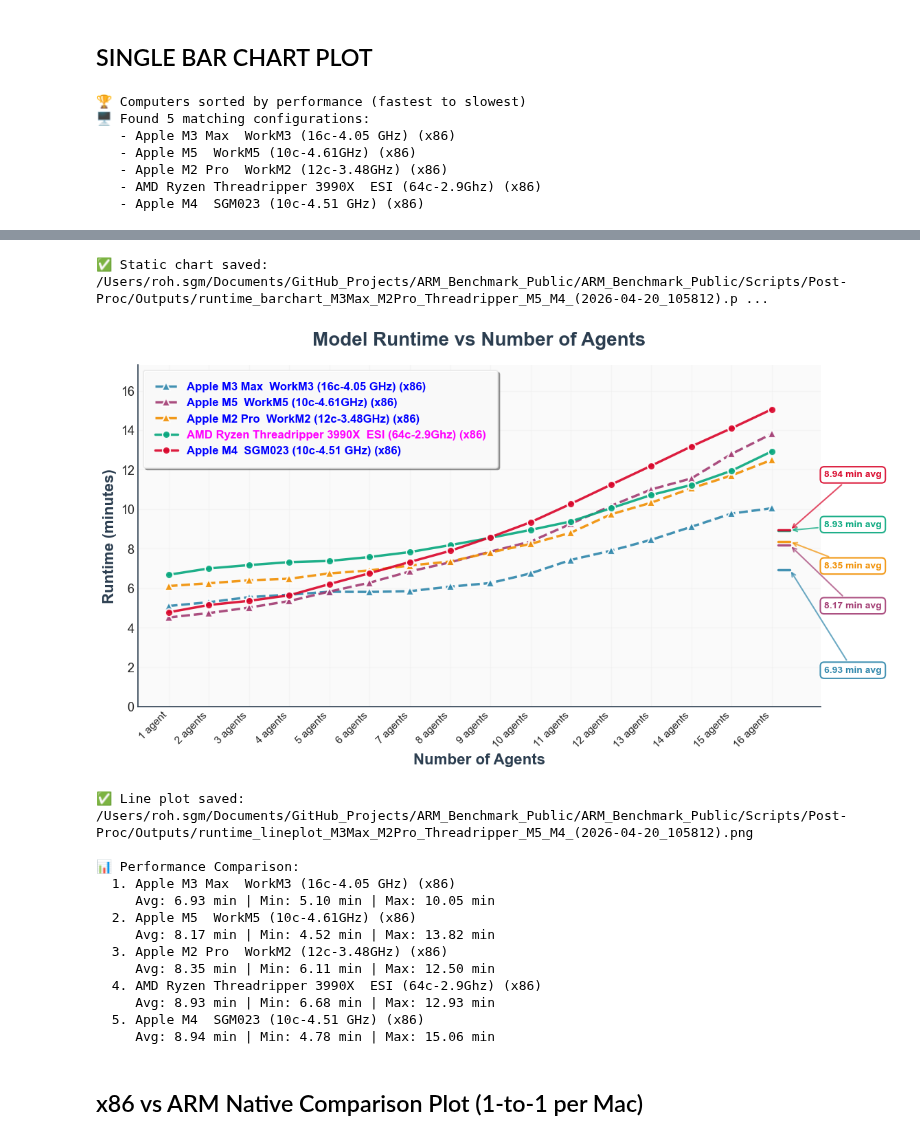
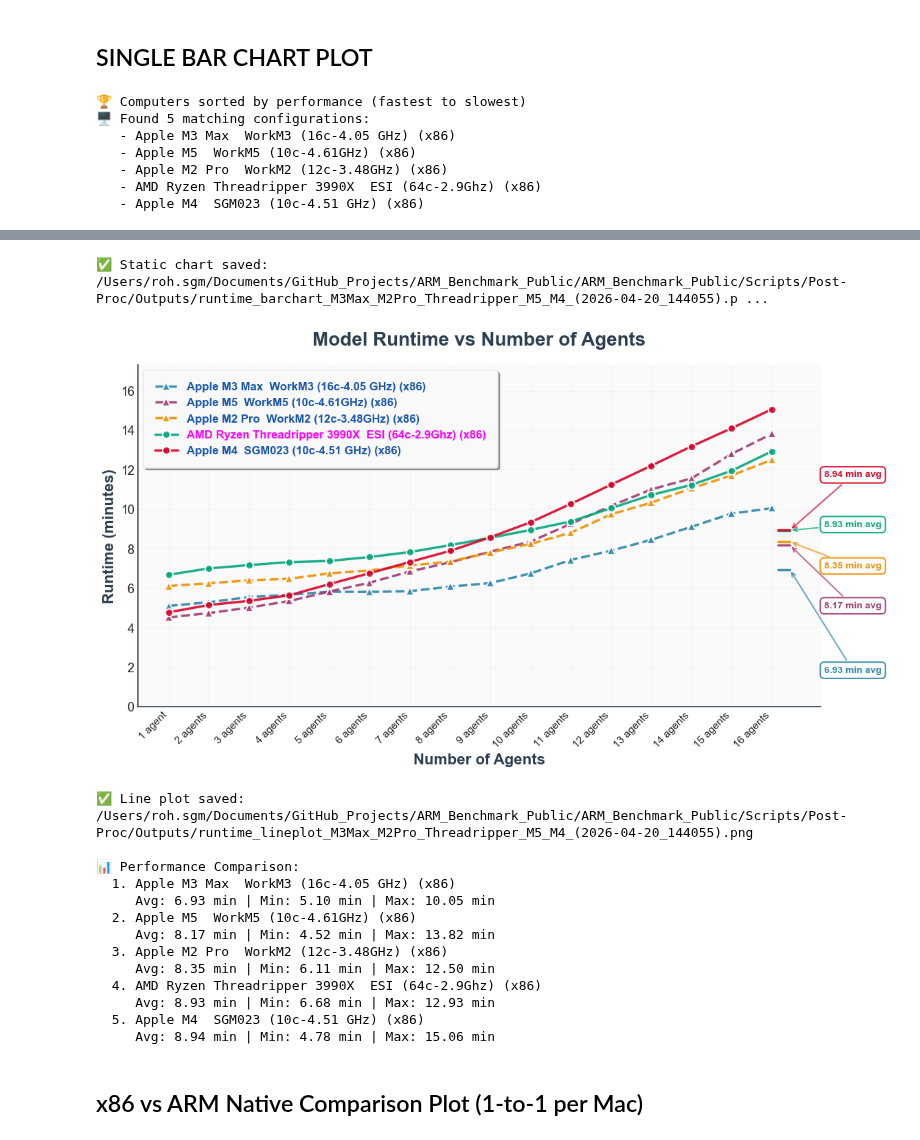
Before and after one commit to roh-sgm/ARM_Benchmark_Public, a Jupyter notebook: Scripts/Post-Proc/Runtime_Plots_1.ipynb, the cells around one changed output, grey strips where cells are left out. Drawn from its saved outputs; the diff is of its cells as text; code cells hidden in the pictures.

```diff
--- a/Scripts/Post-Proc/Runtime_Plots_1.ipynb
+++ b/Scripts/Post-Proc/Runtime_Plots_1.ipynb
@@ -973,7 +986,15 @@ def plot_runtime_barchart(data, metadata_rows, config_plot, extra_meta_data=None
     # Color legend labels based on manufacturer (consistent with heatmap)
     for legend_text, label in zip(legend.get_texts(), selected_labels):
         if 'Apple' in label or 'apple' in label:
-            legend_text.set_color('blue')
+            # Determine workflow from extra_meta_data if available
+            _wf = 'manual'
+            if extra_meta_data is not None and 'Workflow' in extra_meta_data.columns:
+                for _, _row in extra_meta_data.iterrows():
+                    _lbl = f"{str(_row.get('Manufacturer','')).strip()} {str(_row.get('CPU Type','')).strip()}"
+                    if _lbl.strip().lower() in label.lower():
+                        _wf = str(_row.get('Workflow', 'manual')).strip()
+                        break
+            legend_text.set_color('#1A56B0' if _wf == 'manual' else '#5BA3D9')
             legend_text.set_weight('bold')
         elif 'AMD' in label or 'amd' in label:
             legend_text.set_color('magenta')
@@ -1074,36 +1095,36 @@ def plot_runtime_barchart(data, metadata_rows, config_plot, extra_meta_data=None
 # ===============================================
 
 config_barchart = {
     #'computer_filter': ['M1', 'i7-10750H'],  # List of CPU keywords to compare
     'computer_filter': ['M3 Max', 'M2 Pro', 'Threadripper', 'M5','M4'],  # List of CPU keywords to compare
     'sort_by_performance': True,  # Set to True to sort by average runtime (fastest to slowest)
     'output_folder': os.path.join(cwd, 'Outputs'),
     'plot_annotations': False,
     'create_animation': False,  # Set to True to create GIF animation
     'figsize': (12, 7),
     'dpi': 300,
     'label_rotation': 90,       # Rotation angle for bar labels (0=horizontal, 90=vertical)
     'animation_fps': 1.4,       # Frames per second for animation
     'animation_interval': 700,  # Milliseconds between frames
 }
 
 
 output_files = plot_runtime_barchart(data, metadata_rows, config_barchart, extra_meta_data)
 
 # Create the bar chart
 # Create the bar chartoutput_files = plot_runtime_barchart(data, metadata_rows, config_barchart, extra_meta_data)
 # %% [output]
 🏆 Computers sorted by performance (fastest to slowest)
 🖥️ Found 5 matching configurations:
    - Apple M3 Max  WorkM3 (16c-4.05 GHz) (x86)
    - Apple M5  WorkM5 (10c-4.61GHz) (x86)
    - Apple M2 Pro  WorkM2 (12c-3.48GHz) (x86)
    - AMD Ryzen Threadripper 3990X  ESI (64c-2.9Ghz) (x86)
    - Apple M4  SGM023 (10c-4.51 GHz) (x86)
 [figure]
-✅ Static chart saved: /Users/roh.sgm/Documents/GitHub_Projects/ARM_Benchmark_Public/ARM_Benchmark_Public/Scripts/Post-Proc/Outputs/runtime_barchart_M3Max_M2Pro_Threadripper_M5_M4_(2026-04-20_105812).p ...
+✅ Static chart saved: /Users/roh.sgm/Documents/GitHub_Projects/ARM_Benchmark_Public/ARM_Benchmark_Public/Scripts/Post-Proc/Outputs/runtime_barchart_M3Max_M2Pro_Threadripper_M5_M4_(2026-04-20_144055).p ...
-[figure, old version]
+[figure, new version]
-✅ Line plot saved: /Users/roh.sgm/Documents/GitHub_Projects/ARM_Benchmark_Public/ARM_Benchmark_Public/Scripts/Post-Proc/Outputs/runtime_lineplot_M3Max_M2Pro_Threadripper_M5_M4_(2026-04-20_105812).png
+✅ Line plot saved: /Users/roh.sgm/Documents/GitHub_Projects/ARM_Benchmark_Public/ARM_Benchmark_Public/Scripts/Post-Proc/Outputs/runtime_lineplot_M3Max_M2Pro_Threadripper_M5_M4_(2026-04-20_144055).png
 
 📊 Performance Comparison:
   1. Apple M3 Max  WorkM3 (16c-4.05 GHz) (x86)
```
Also changed, not shown: parts of 3 cells of this notebook, 4 other files.
